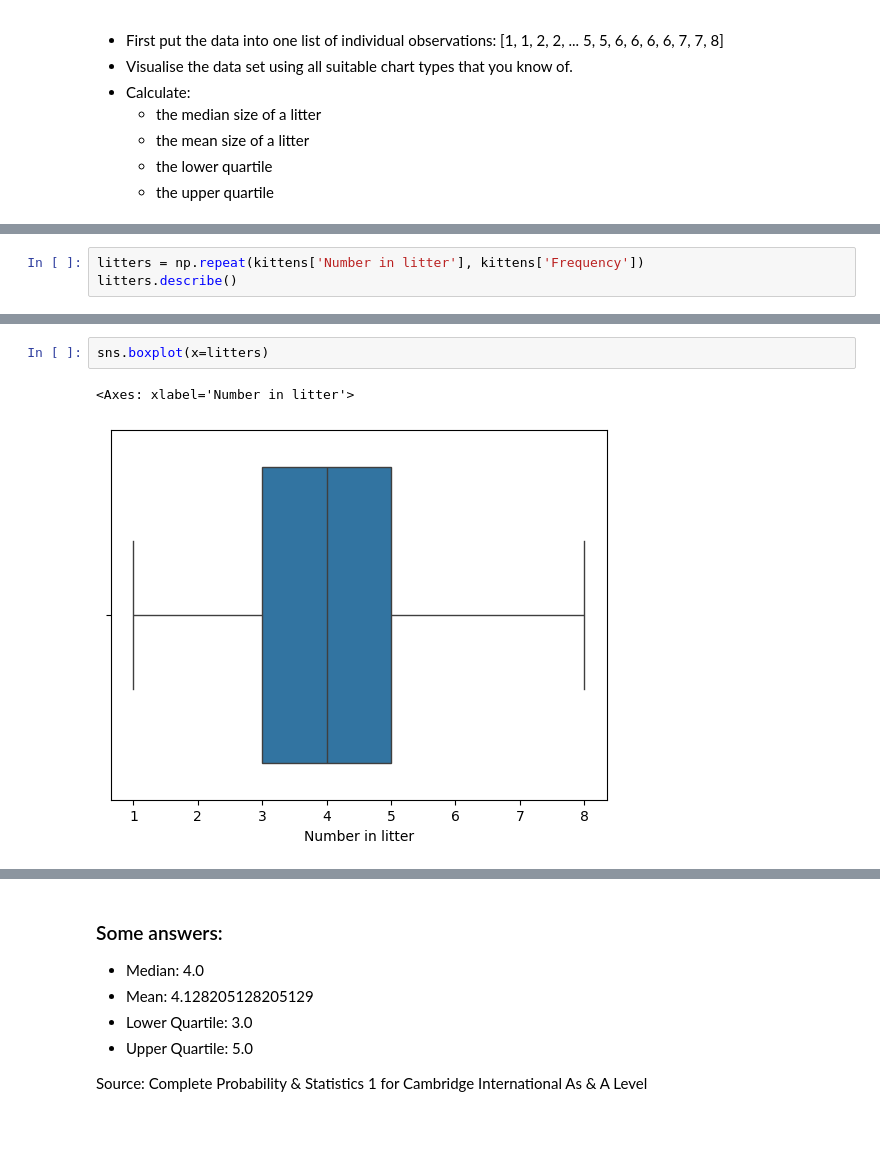
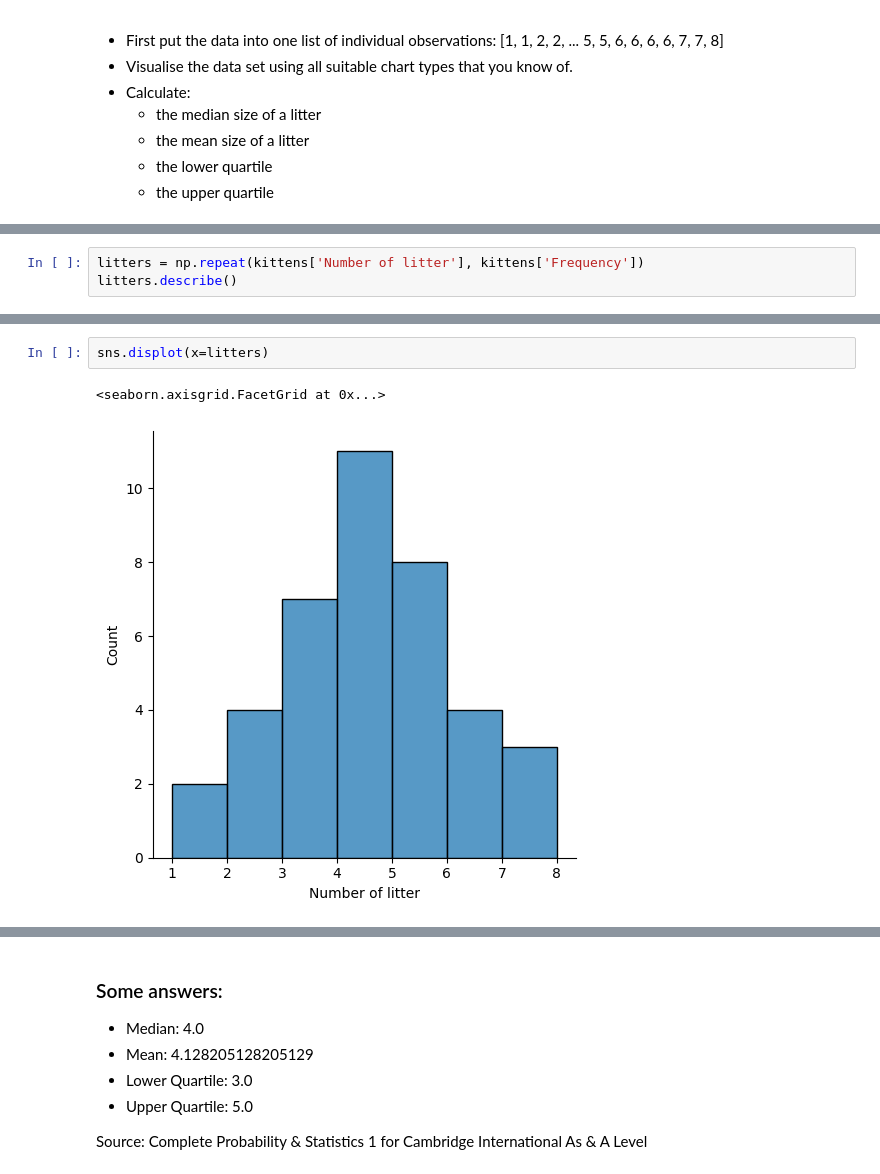
Before and after one commit to Seppevo/dsai-labs, a Jupyter notebook: 2-analysis-1-var/lab-2.03-kitten-litters.ipynb, the cells around one changed output, grey strips where cells are left out. Cells and saved outputs as stored; diff of their text form; blank space fills up the shorter version.

```diff
--- a/2-analysis-1-var/lab-2.03-kitten-litters.ipynb
+++ b/2-analysis-1-var/lab-2.03-kitten-litters.ipynb
@@ -25,0 +31,3 @@ A vet keeps a record of the number of kittens in litters produced by cats in his
+# %%
+litters = np.repeat(kittens['Number of litter'], kittens['Frequency'])
+litters.describe()
@@ -38,6 +56,3 @@ kittens
 | 5 | 6 | 4 |
 | 6 | 7 | 2 |
 | 7 | 8 | 1 |
-# %%
-litters = np.repeat(kittens['Number in litter'], kittens['Frequency'])
-litters.describe()
@@ -59,5 +59,5 @@ sns.histplot(y=litters, kde=True)
 # %%
-sns.boxplot(x=litters)
+sns.displot(x=litters)
 # %% [output]
-<Axes: xlabel='Number in litter'>
+<seaborn.axisgrid.FacetGrid at 0x...>
-[figure, old version]
+[figure, new version]
```
Also changed, not shown: parts of 6 cells of this notebook, 5 other files.
